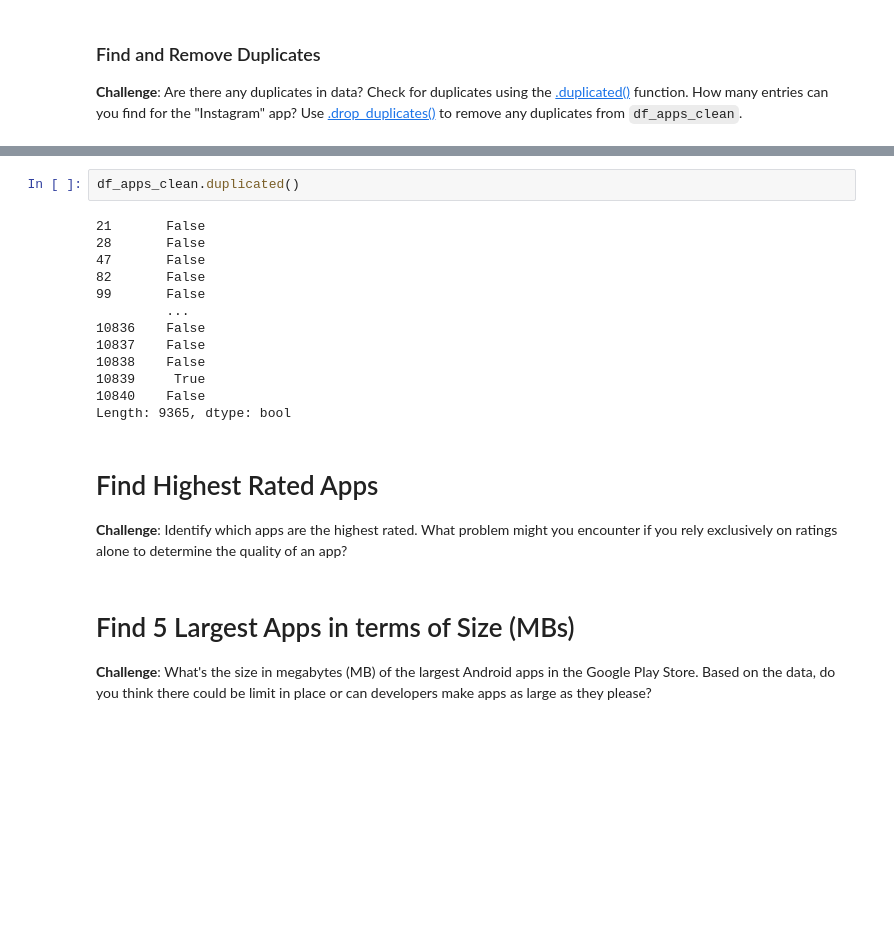
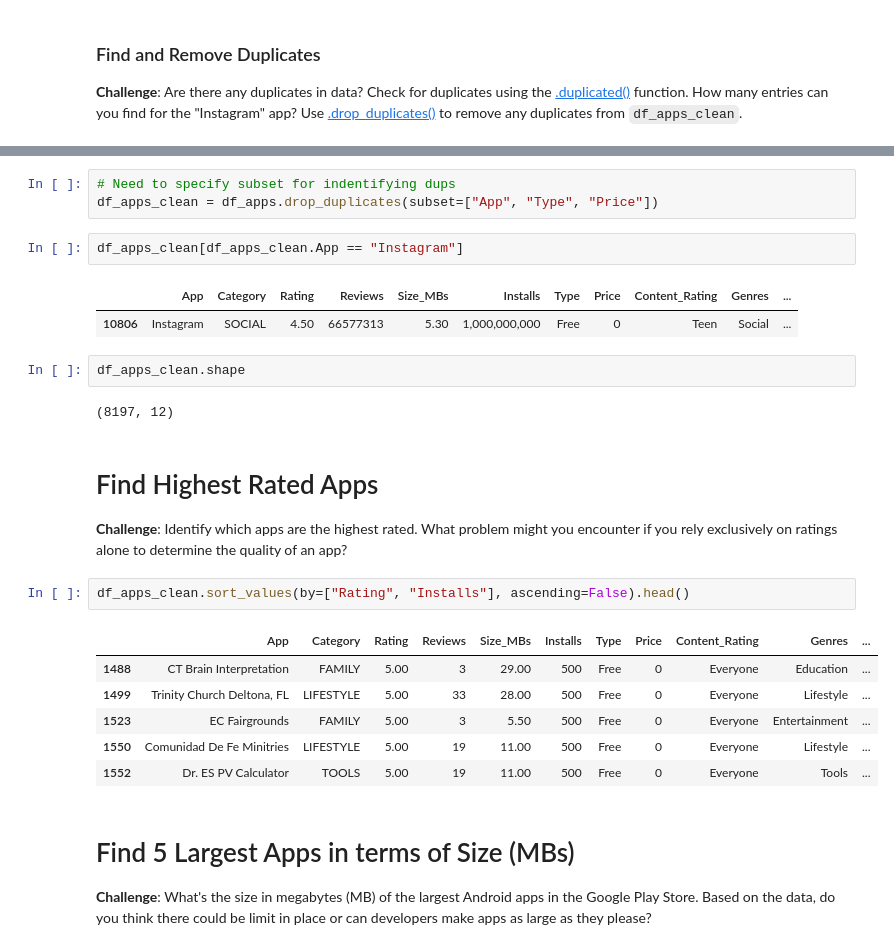
Before and after one commit to Soulbolt/day-76-beautiful-plotly-charts, a Jupyter notebook: Google Play Store App Analytics (start).ipynb, the cells around one changed output, grey strips where cells are left out. Cells and saved outputs as stored; diff of their text form; blank space fills up the shorter version.

```diff
--- a/Google Play Store App Analytics (start).ipynb
+++ b/Google Play Store App Analytics (start).ipynb
@@ -86,22 +106,28 @@ how man Nan values left? 0
+# %%
+# Need to specify subset for indentifying dups
+df_apps_clean = df_apps.drop_duplicates(subset=["App", "Type", "Price"])
+# %%
+df_apps_clean[df_apps_clean.App == "Instagram"]
+# %% [output]
+|  | App | Category | Rating | Reviews | Size_MBs | Installs | Type | Price | Content_Rating | Genres | ... |
+| 10806 | Instagram | SOCIAL | 4.50 | 66577313 | 5.30 | 1,000,000,000 | Free | 0 | Teen | Social | ... |
 # %%
-df_apps_clean.duplicated()
+df_apps_clean.shape
 # %% [output]
-21       False
-28       False
-47       False
-82       False
-99       False
-         ...
-10836    False
-10837    False
-10838    False
-10839     True
-10840    False
-Length: 9365, dtype: bool
+(8197, 12)
 # %% [markdown]
 # Find Highest Rated Apps
 
 **Challenge**: Identify which apps are the highest rated. What problem might you encounter if you rely exclusively on ratings alone to determine the quality of an app?
+# %%
+df_apps_clean.sort_values(by=["Rating", "Installs"], ascending=False).head()
+# %% [output]
+|  | App | Category | Rating | Reviews | Size_MBs | Installs | Type | Price | Content_Rating | Genres | ... |
+| 1488 | CT Brain Interpretation | FAMILY | 5.00 | 3 | 29.00 | 500 | Free | 0 | Everyone | Education | ... |
+| 1499 | Trinity Church Deltona, FL | LIFESTYLE | 5.00 | 33 | 28.00 | 500 | Free | 0 | Everyone | Lifestyle | ... |
+| 1523 | EC Fairgrounds | FAMILY | 5.00 | 3 | 5.50 | 500 | Free | 0 | Everyone | Entertainment | ... |
+| 1550 | Comunidad De Fe Minitries | LIFESTYLE | 5.00 | 19 | 11.00 | 500 | Free | 0 | Everyone | Lifestyle | ... |
+| 1552 | Dr. ES PV Calculator | TOOLS | 5.00 | 19 | 11.00 | 500 | Free | 0 | Everyone | Tools | ... |
 # %% [markdown]
 # Find 5 Largest Apps in terms of Size (MBs)
 
```
Also changed, not shown: parts of 4 cells of this notebook.
